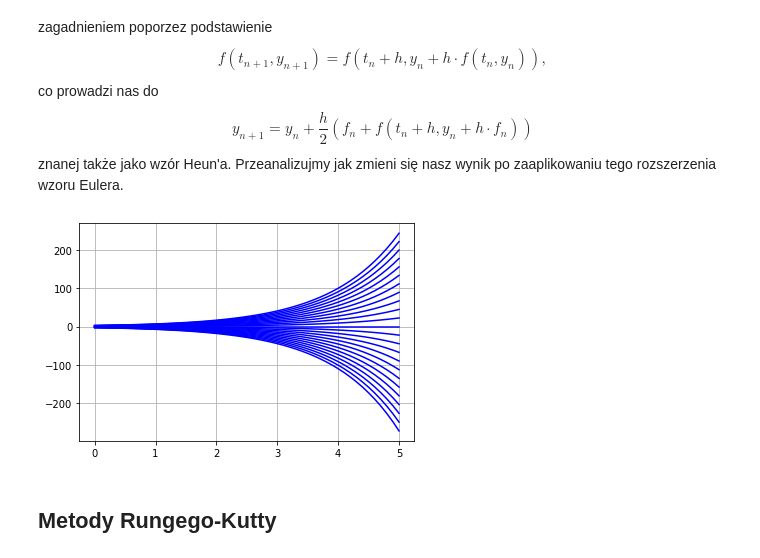
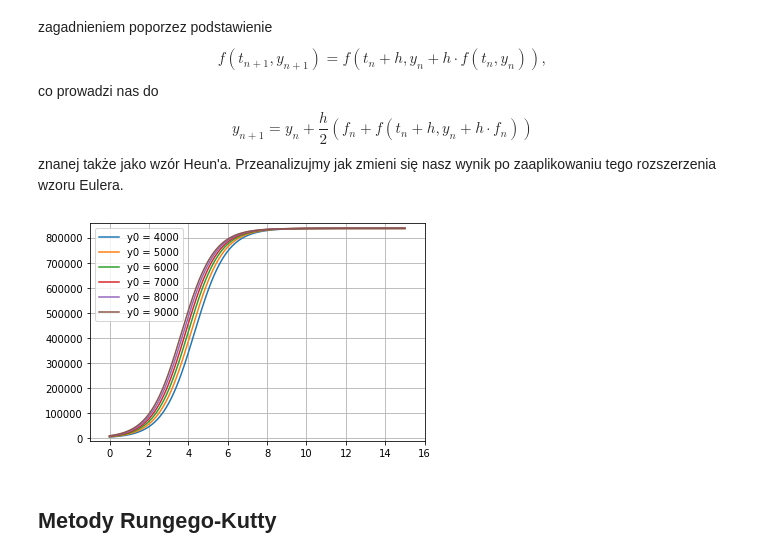
Before and after one commit to Ziverael/RRwT-Project, a Jupyter notebook: Projekt.ipynb, the cells around one changed output. Cells and saved outputs as stored; diff of their text form; code cells hidden in the pictures.

```diff
--- a/Projekt.ipynb
+++ b/Projekt.ipynb
@@ -99,11 +164,17 @@ Ponadto przygotujmy nasze dane, tj. przygotujemy stałe oraz fukncję $f(t,y)$,
 # %%
+###STAŁE###
+r = 1.24 # współczynnik dzietności
+kmax = 837000 #maksymalna pojemność środowiska
+alpha = 5000
+#y0 = 636095 # populacja Wrocławia w 2005
+beta = y0 / kmax - 1
+
 ###DANE##
 t0 = 0
-tk = 5
-y0 = -1
-h = 0.1
+tk = 15
+h = 0.001
 n = (tk + h) // h
-f = lambda t, y: 0.9* y * (1 - y / 20000)
+f = lambda t, y: r * y * (1 - y / (kmax * (1 + beta * exp(-alpha * t))))
 # %% [markdown]
 ## Metoda Eulera
 # %% [markdown]
@@ -142,17 +213,15 @@ def euler_method(f, t0, y0, h, n):
         ts[i + 1] = ts[i] + h
     return ts, ys
 
-
-for y0 in np.arange(0,3,0.25):
+###APLIKACJA METODY###
+for y0 in np.arange(4000,10000,1000):
     ts_, ys_e = euler_method(f, t0, y0, h, int(n))
-    plt.plot(ts_, ys_e, 'b-')#numerical
+    plt.plot(ts_, ys_e, label = "y0 = {}".format(y0))
 
 
 ###WYKRES###
-#plt.plot(ts_, ys_, 'r.-')#numerical
-#plt.plot(ts_, -1 / (ts_ + 1), 'b')
-#plt.legend(['Euler', 'anlitycznie'])
+plt.legend()
 plt.grid(1)
-#plt.axis([0, tk, 0, ys_[-1] + 1])
+plt.axis([-1, tk + 1, y0 - 2e4, kmax + 2e4])
 plt.show()
 # %% [output]
@@ -177,30 +246,29 @@ co prowadzi nas do $$y_{n+1}=y_n+\frac{h}{2}(f_n+f(t_n+h,y_n+h\cdot f_n))$$ znan
 # %%
 ###DEFINICJA METODY NUMERYCZNEJ###
 def heun_method(f, t0, y0, h, n):
     ts = np.ndarray(n + 1, dtype = float)
     ys = np.ndarray(n + 1, dtype = float)
     ts[0] = t0
     ys[0] = y0
     for i in range(n):
         fn = f(ts[i], ys[i])
         ys[i + 1] = ys[i] + h * 0.5 * (fn + f(ts[i] + h, ys[i] + h * fn))
         ts[i + 1] = ts[i] + h
     return ts, ys
 
+###APLIKACJA METODY###
+for y0 in np.arange(4000,10000,1000):
+    ts_, ys_h = heun_method(f, t0, y0, h, int(n))
+    plt.plot(ts_, ys_h, label = "y0 = {}".format(y0))
 
-for y0 in np.arange(-3,3,0.25):
-    ts_, ys_h = heun_method(f, t0, y0, h, int(n))
-    plt.plot(ts_, ys_h, 'b-')#numerical
 
 ###WYKRES###
-#plt.plot(ts_, ys_, 'r.-')#numerical
-#plt.plot(ts_, -1 / (ts_ + 1), 'b')
-#plt.legend(['Euler', 'anlitycznie'])
+plt.legend()
 plt.grid(1)
-#plt.axis([0, tk, 0, ys_[-1] + 1])
+plt.axis([-1, tk + 1, y0 - 2e4, kmax + 2e4])
 plt.show()
 # %% [output]
-[figure, old version]
+[figure, new version]
 # %% [markdown]
 ## Metody Rungego-Kutty
 # %% [markdown]
```
Also changed, not shown: parts of 35 cells of this notebook.
